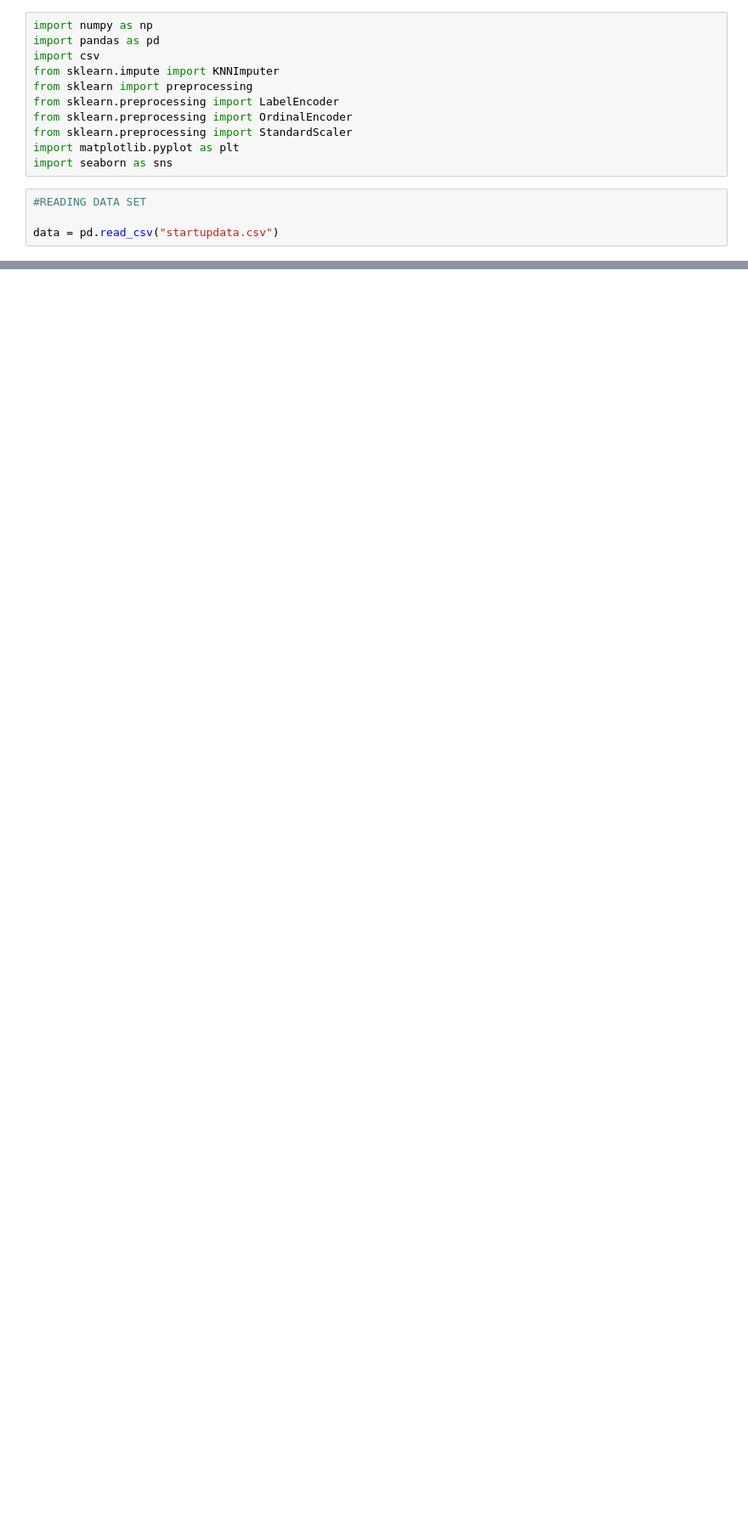
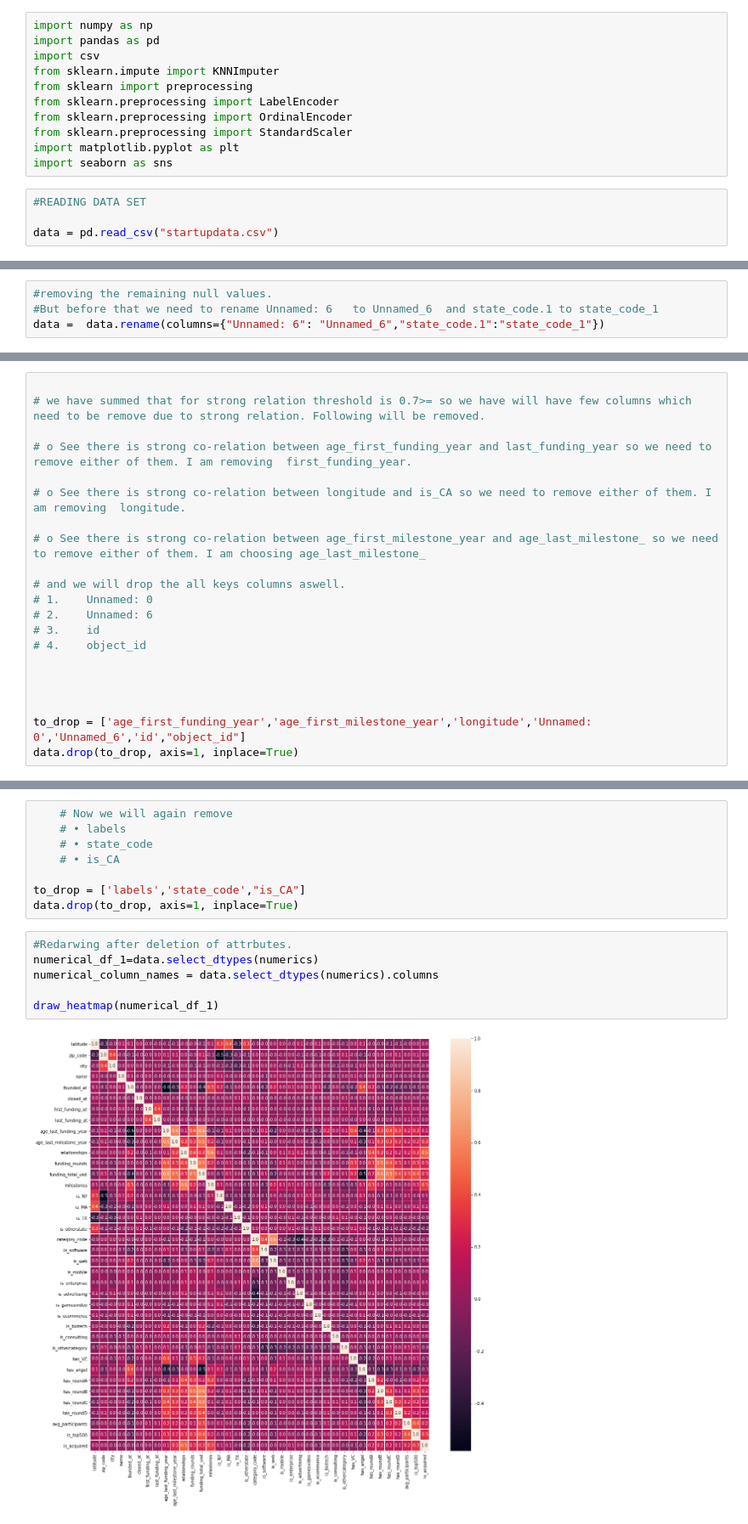
Before and after one commit to ZeeWING-Projects/DM-Project, a Jupyter notebook: Preprocessing-Code/Preprocessing-dataset-2.ipynb, the cells around one changed output, grey strips where cells are left out. Shown: that part at 85% size. Cells and saved outputs as stored; diff of their text form; blank space fills up the shorter version.

```diff
--- a/Preprocessing-Code/Preprocessing-dataset-2.ipynb
+++ b/Preprocessing-Code/Preprocessing-dataset-2.ipynb
@@ -36,0 +39,4 @@ dtype: int64
+# %%
+#removing the remaining null values.
+#But before that we need to rename Unnamed: 6   to Unnamed_6  and state_code.1 to state_code_1
+data =  data.rename(columns={"Unnamed: 6": "Unnamed_6","state_code.1":"state_code_1"})
@@ -56,0 +179,21 @@ memory usage: 353.5+ KB
+# %%
+
+# we have summed that for strong relation threshold is 0.7>= so we have will have few columns which need to be remove due to strong relation. Following will be removed.
+
+# o	See there is strong co-relation between age_first_funding_year and last_funding_year so we need to remove either of them. I am removing  first_funding_year.
+
+# o	See there is strong co-relation between longitude and is_CA so we need to remove either of them. I am removing  longitude.
+
+# o	See there is strong co-relation between age_first_milestone_year and age_last_milestone_ so we need to remove either of them. I am choosing age_last_milestone_
+
+# and we will drop the all keys columns aswell.
+# 1.	Unnamed: 0
+# 2.	Unnamed: 6
+# 3.	id
+# 4.	object_id
+
+
+
+
+to_drop = ['age_first_funding_year','age_first_milestone_year','longitude','Unnamed: 0','Unnamed_6','id',"object_id"]
+data.drop(to_drop, axis=1, inplace=True)
@@ -56,0 +208,16 @@ memory usage: 353.5+ KB
+# %%
+    # Now we will again remove
+    # •	labels
+    # •	state_code
+    # •	is_CA
+
+to_drop = ['labels','state_code',"is_CA"]
+data.drop(to_drop, axis=1, inplace=True)
+# %%
+#Redarwing after deletion of attrbutes.
+numerical_df_1=data.select_dtypes(numerics)
+numerical_column_names = data.select_dtypes(numerics).columns
+
+draw_heatmap(numerical_df_1)
+# %% [output]
+[figure, added]
```
Also changed, not shown: parts of 15 cells of this notebook, 1 other file.
